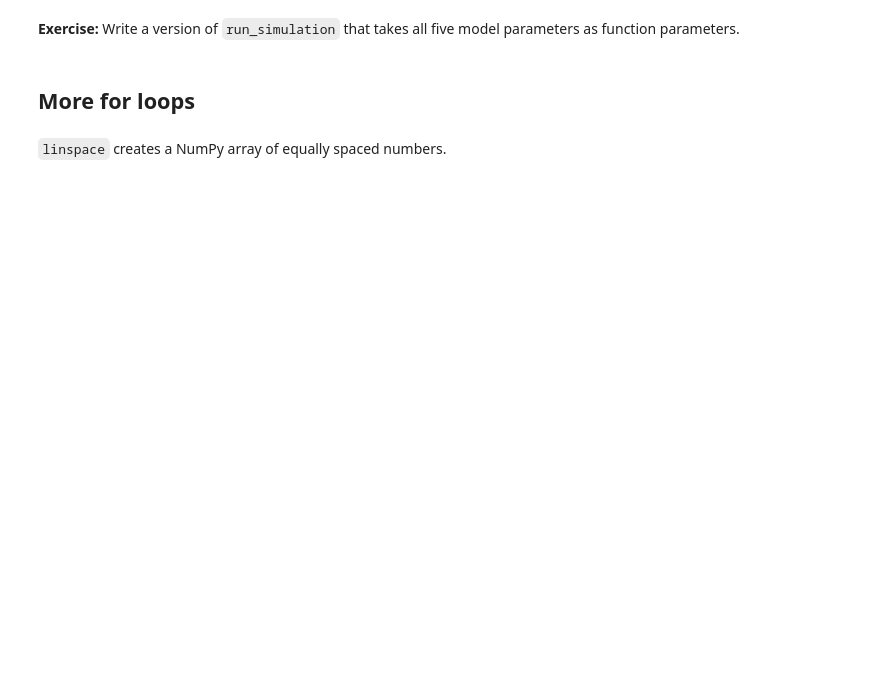
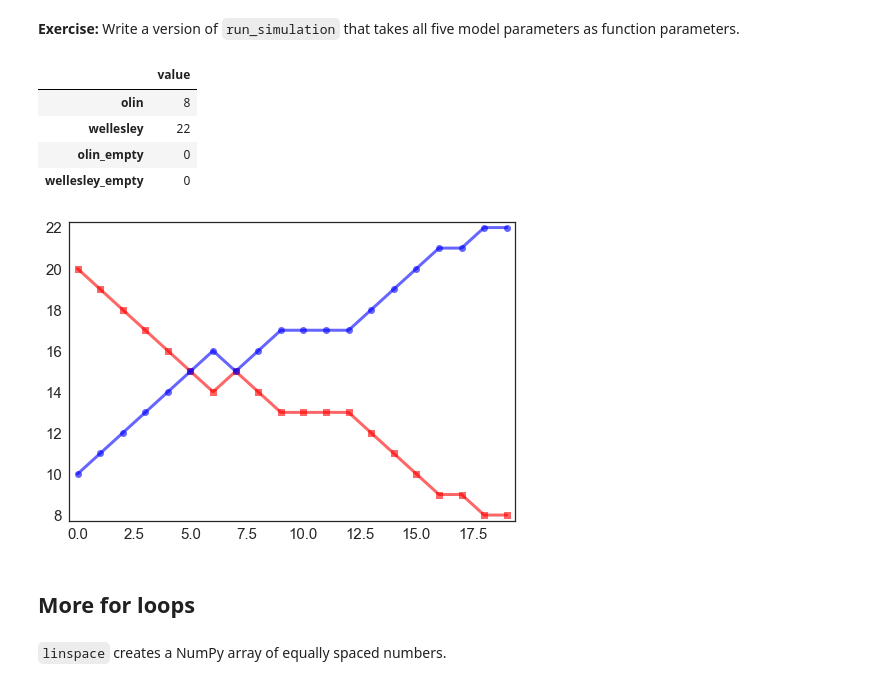
Before and after one commit to Bogidon/ModSimPy, a Jupyter notebook: code/chap02mine.ipynb, the cells around one changed output. Drawn from its saved outputs; the diff is of its cells as text; code cells hidden in the pictures; blank space fills up the shorter version.

```diff
--- a/code/chap02mine.ipynb
+++ b/code/chap02mine.ipynb
@@ -510,3 +515,18 @@ system.olin_empty
+# %%
+def run_simulation(p1=0.5, p2=0.3, olin=10, wellesley=8, num_steps=1, plot_flag=True):
+    bikeshare = System(olin=olin, wellesley=wellesley,
+                  olin_empty=0, wellesley_empty=0)
+    run_steps(bikeshare, num_steps, p1, p2, plot_flag)
+    return bikeshare
+# %%
+run_simulation(p1=0.7, p2=0.2, olin=20, wellesley=10, num_steps=20, plot_flag=True)
+# %% [output]
+|  | value |
+| olin | 8 |
+| wellesley | 22 |
+| olin_empty | 0 |
+| wellesley_empty | 0 |
+[figure, added]
 # %% [markdown]
 ## More for loops
 # %% [markdown]
```
Also changed, not shown: parts of 61 cells of this notebook, 1 other file.
